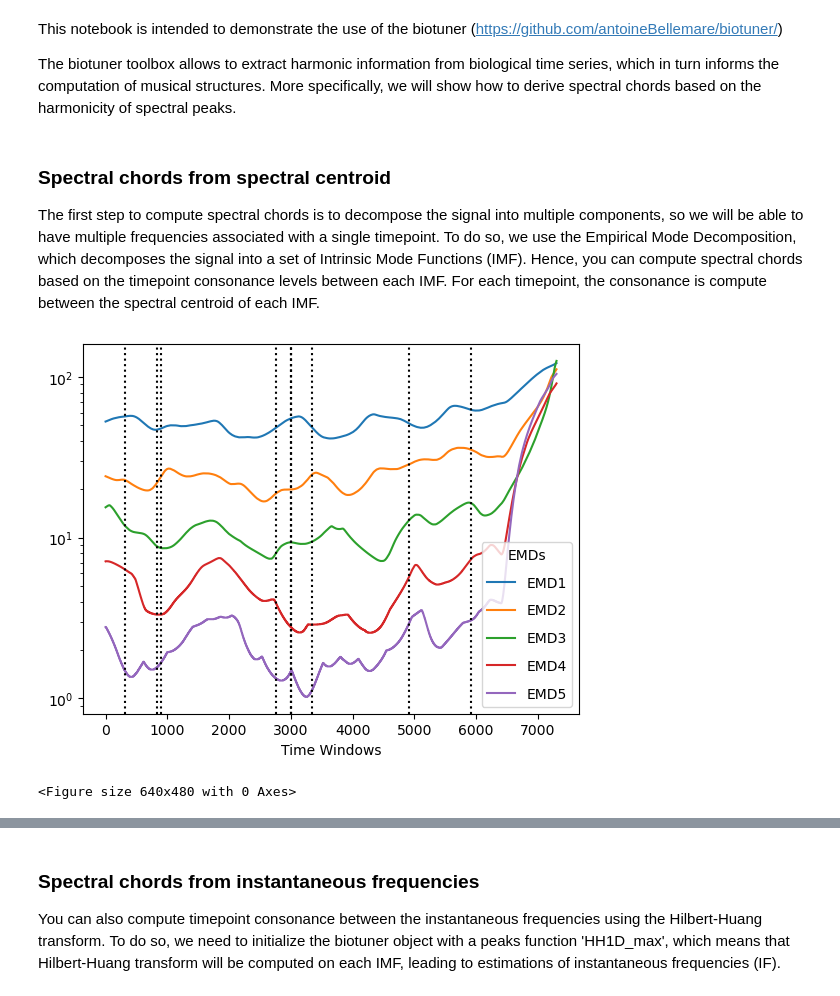
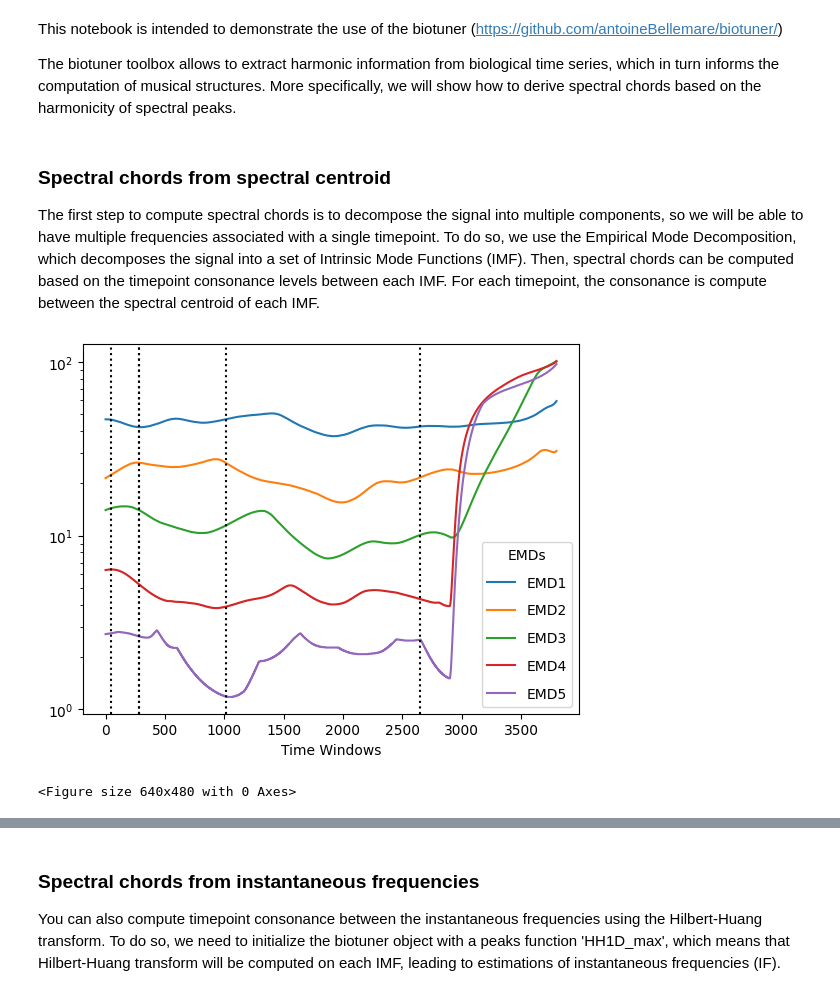
Before and after one commit to AntoineBellemare/biotuner, a Jupyter notebook: examples/spectral_chords.ipynb, the cells around one changed output, grey strips where cells are left out. Drawn from its saved outputs; the diff is of its cells as text; code cells hidden in the pictures.

```diff
--- a/examples/spectral_chords.ipynb
+++ b/examples/spectral_chords.ipynb
@@ -22,31 +7,38 @@ The biotuner toolbox allows to extract harmonic information from biological time
 # %% [markdown]
 ### Spectral chords from spectral centroid
 
-The first step to compute spectral chords is to decompose the signal into multiple components, so we will be able to have multiple frequencies associated with a single timepoint. To do so, we use the Empirical Mode Decomposition, which decomposes the signal into a set of Intrinsic Mode Functions (IMF). Hence, you can compute spectral chords based on the timepoint consonance levels between each IMF. For each timepoint, the consonance is compute between the spectral centroid of each IMF.
+The first step to compute spectral chords is to decompose the signal into multiple components, so we will be able to have multiple frequencies associated with a single timepoint. To do so, we use the Empirical Mode Decomposition, which decomposes the signal into a set of Intrinsic Mode Functions (IMF). Then, spectral chords can be computed based on the timepoint consonance levels between each IMF. For each timepoint, the consonance is compute between the spectral centroid of each IMF.
 # %%
+import numpy as np
+from biotuner.biotuner_object import compute_biotuner
+import time
+import warnings
+warnings.filterwarnings('ignore', category=DeprecationWarning)
+warnings.filterwarnings('ignore', category=RuntimeWarning)
+
 # Load dataset
-data = np.load('data_examples/EEG_pareidolia/parei_data_1000ts.npy')
+data = np.load('EEG_example.npy')
 
 # Define frequency bands for peaks_function = 'fixed'
 FREQ_BANDS = [[1, 3], [3, 7], [7, 12], [12, 18], [18, 30], [30, 45]]
 
 # Select a single time series
-data_ = data[10][0:7500]
+data_ = data[39]
 start = time.time()
 
 # Initialize biotuner object
 biotuning = compute_biotuner(sf = 1000, peaks_function = 'EMD', precision = 0.5, n_harm = 10)
 
 # Extract spectral peaks
 biotuning.peaks_extraction(data_, FREQ_BANDS = FREQ_BANDS, ratios_extension = True, max_freq = 30, n_peaks=5,
                           graph=False, min_harms=2)
 
 # Compute spectromorphological metric on each IMF
 biotuning.compute_spectromorph(comp_chords=True, method='SpectralCentroid', min_notes=4,
                                cons_limit=0.5, cons_chord_method='cons',
                                window=1000, overlap=1, graph=True)
 # %% [output]
-[figure, old version]
+[figure, new version]
 <Figure size 640x480 with 0 Axes>
 # %%
 # Instantaneous frequencies of IMFs at moment in time when threshold of consonance is reached
```
Also changed, not shown: parts of 13 cells of this notebook, 1 other file.
